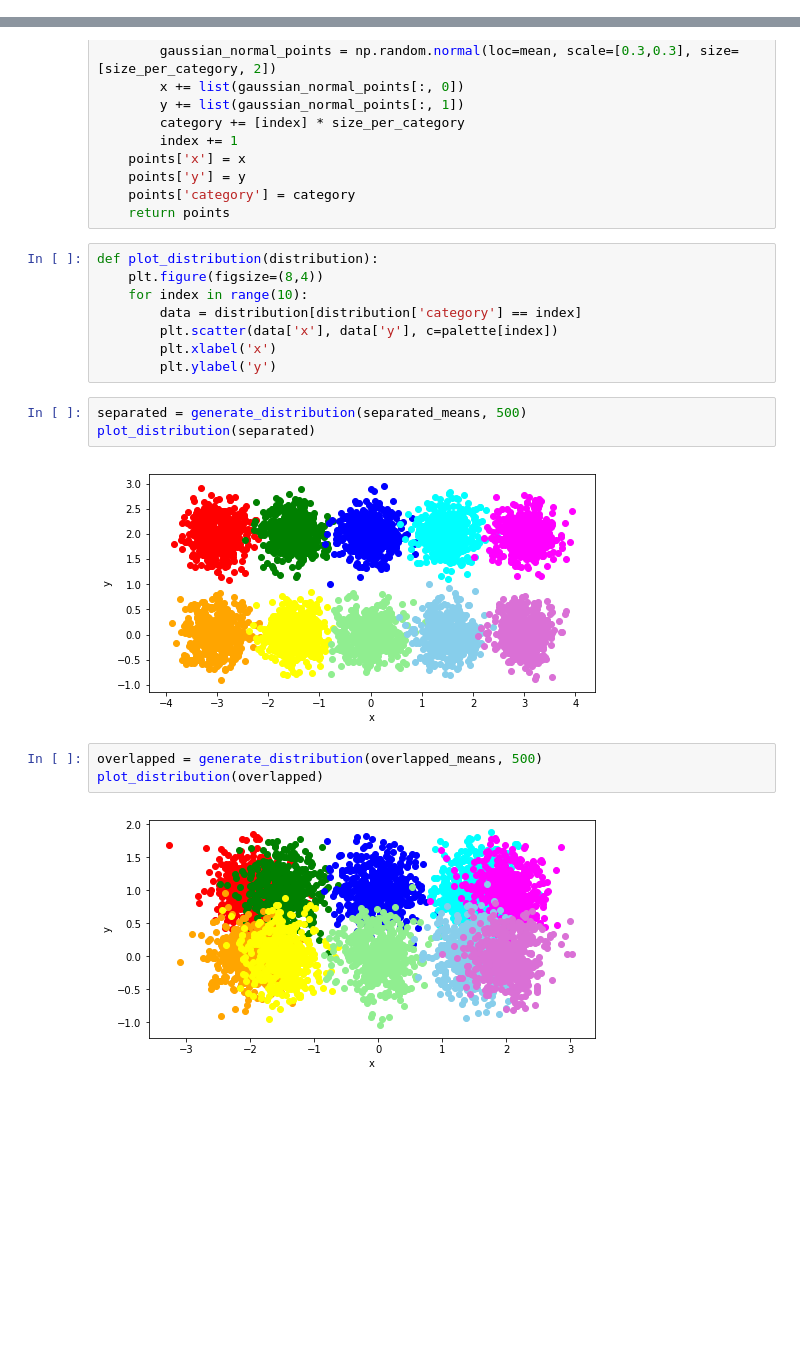
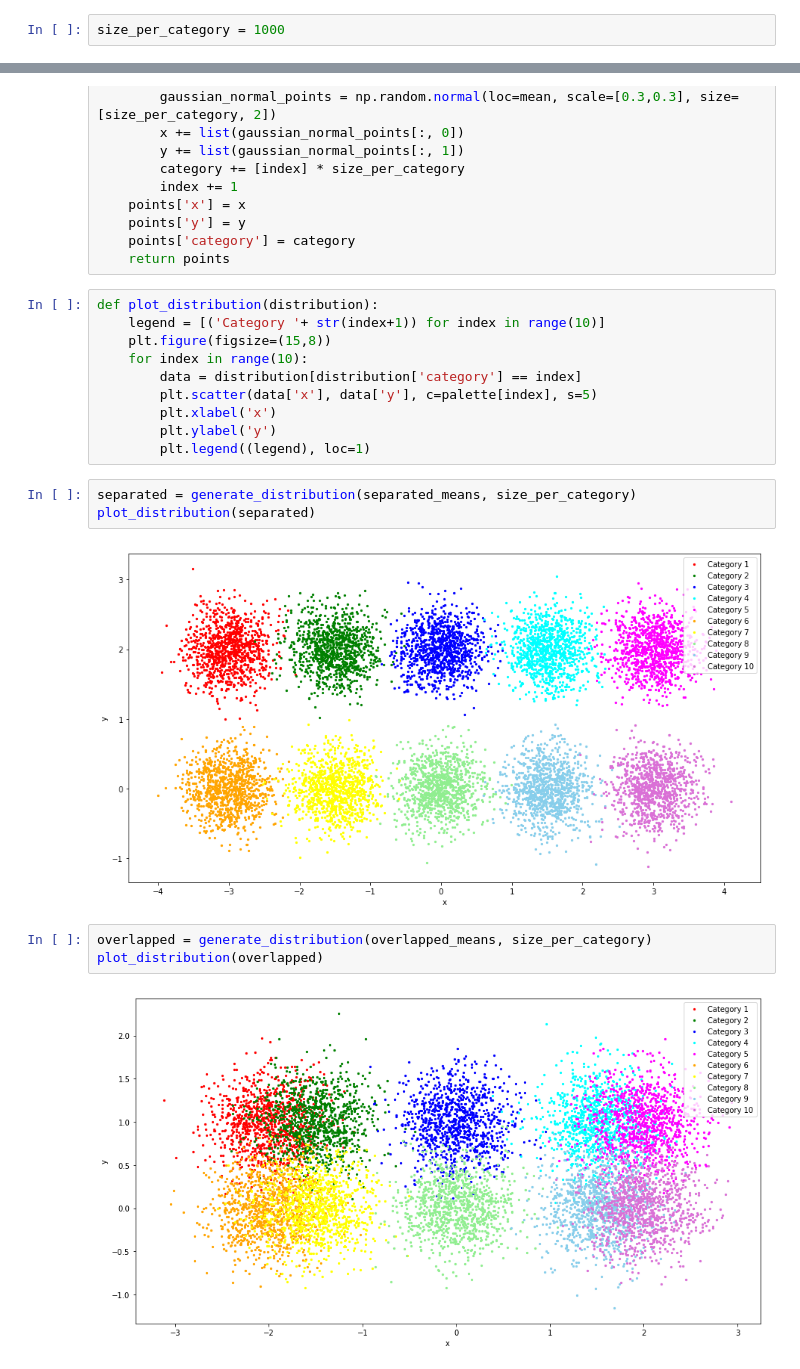
Before and after one commit to sahutkarsh/likelihood-ratio-imbalance-degree, a Jupyter notebook: LRID.ipynb, the cells around one changed output, grey strips where cells are left out. Drawn from its saved outputs; the diff is of its cells as text; blank space fills up the shorter version.

```diff
--- a/LRID.ipynb
+++ b/LRID.ipynb
@@ -6,2 +12,4 @@ import matplotlib.pyplot as plt
+# %%
+size_per_category = 1000
 # %%
 palette = ['red', 'green', 'blue', 'cyan', 'magenta', 'orange', 'yellow', 'lightgreen', 'skyblue', 'orchid']
@@ -28,20 +32,22 @@ def generate_distribution(mean_array, size_per_category):
     return points
 # %%
 def plot_distribution(distribution):
-    plt.figure(figsize=(8,4))
+    legend = [('Category '+ str(index+1)) for index in range(10)]
+    plt.figure(figsize=(15,8))
     for index in range(10):
         data = distribution[distribution['category'] == index]
-        plt.scatter(data['x'], data['y'], c=palette[index])
+        plt.scatter(data['x'], data['y'], c=palette[index], s=5)
         plt.xlabel('x')
         plt.ylabel('y')
+        plt.legend((legend), loc=1)
 # %%
-separated = generate_distribution(separated_means, 500)
+separated = generate_distribution(separated_means, size_per_category)
 plot_distribution(separated)
 # %% [output]
-[figure, old version]
+[figure, new version]
 # %%
-overlapped = generate_distribution(overlapped_means, 500)
+overlapped = generate_distribution(overlapped_means, size_per_category)
 plot_distribution(overlapped)
 # %% [output]
-[figure, old version]
+[figure, new version]
 # %%
```
Also changed, not shown: parts of 9 cells of this notebook.
